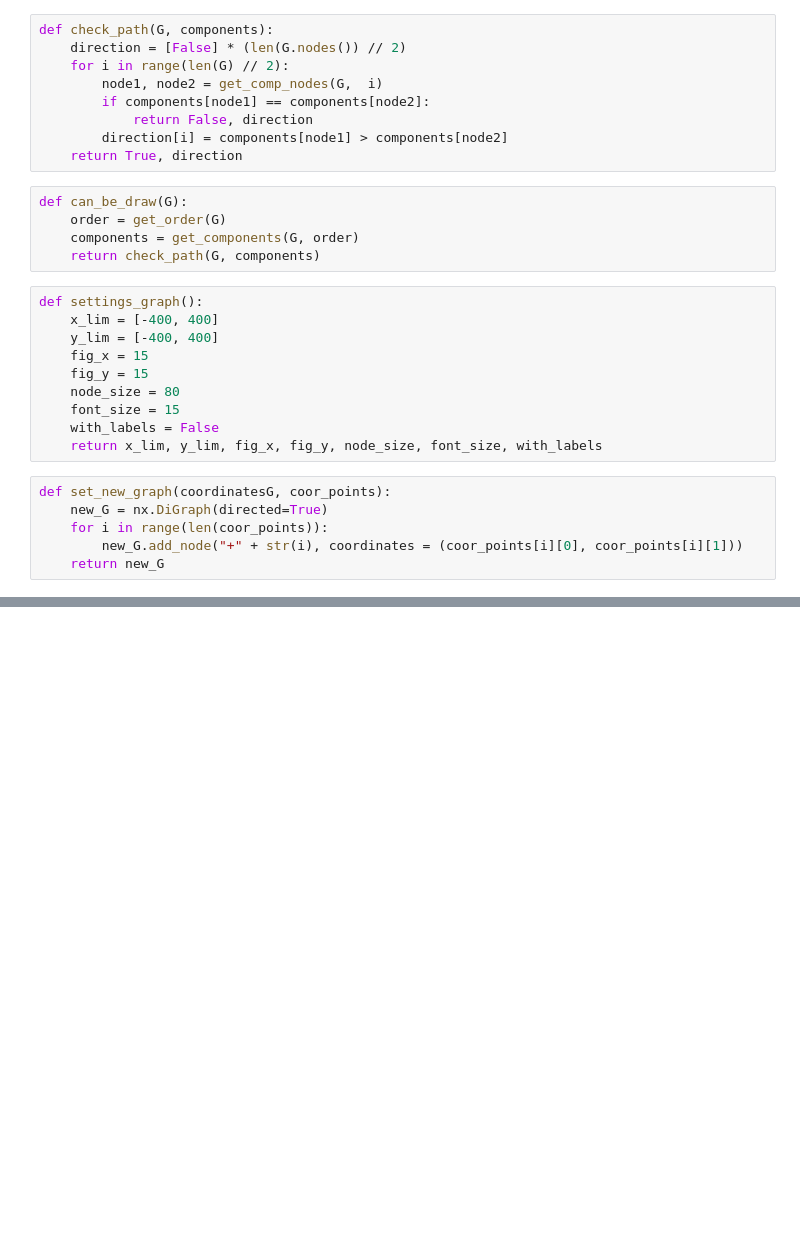
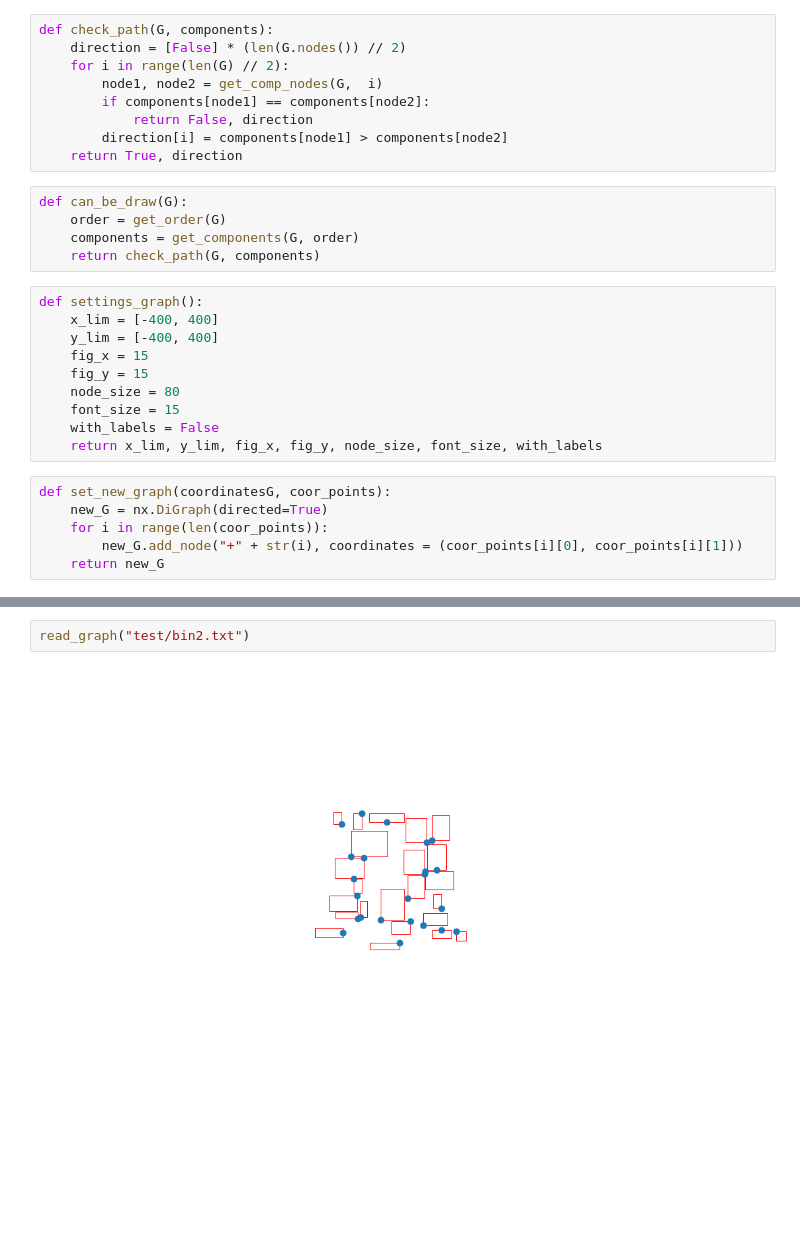
Before and after one commit to Tiger20111/ATD, a Jupyter notebook: homework3/LabelPlacement.ipynb, the cells around one changed output, grey strips where cells are left out. Drawn from its saved outputs; the diff is of its cells as text; blank space fills up the shorter version.

```diff
--- a/homework3/LabelPlacement.ipynb
+++ b/homework3/LabelPlacement.ipynb
@@ -208,0 +204,4 @@ read_graph("test/bin1.txt")
+# %%
+read_graph("test/bin2.txt")
+# %% [output]
+[figure, added]
```
Also changed, not shown: parts of 11 cells of this notebook.
